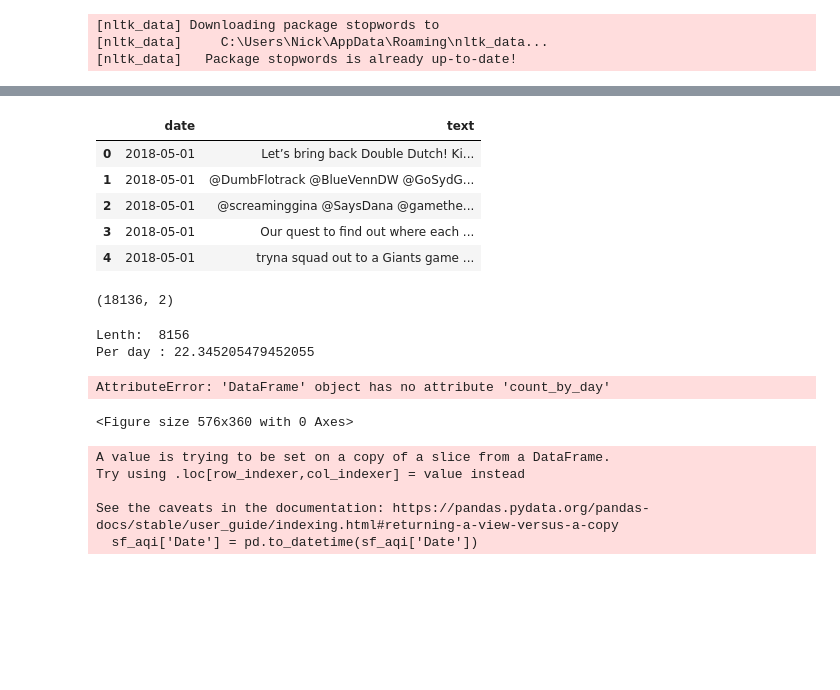
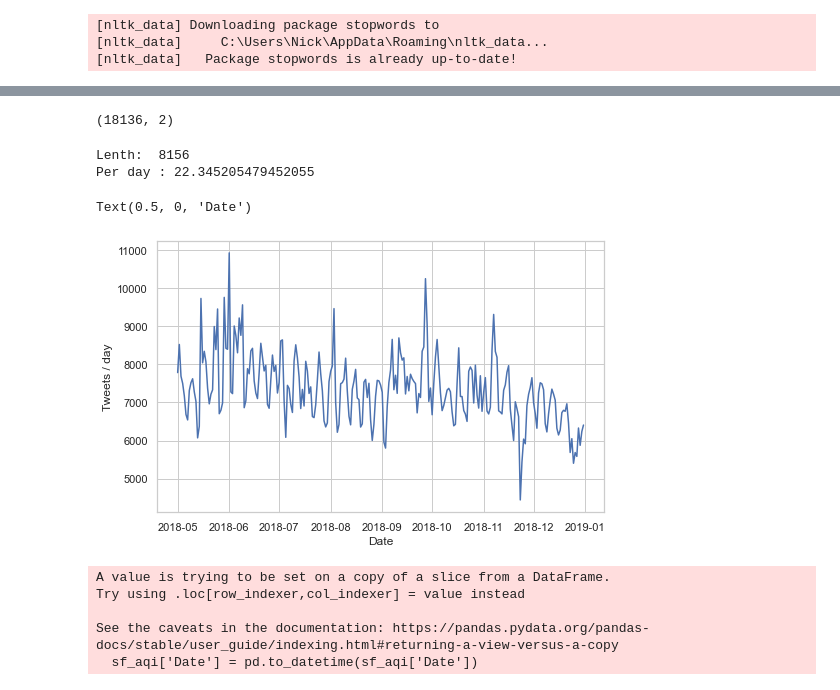
Before and after one commit to zcalhoun/wildfire, a Jupyter notebook: notebooks/san-francisco-v3.ipynb, the cells around one changed output, grey strips where cells are left out. Saved outputs shown, nothing was run; the diff lists cells and outputs as text; code cells hidden in the pictures; blank space fills up the shorter version.

```diff
--- a/notebooks/san-francisco-v3.ipynb
+++ b/notebooks/san-francisco-v3.ipynb
@@ -81,18 +89,9 @@ sf_df = TwitterDataFrame(sf_df_raw)
 # %%
 sf_df = sf_df.group_by_days_and_batch(100)
 
-sf_df.head()
+sf_df.shape
 # %% [output]
-|  | date | text |
-| 0 | 2018-05-01 | Let’s bring back Double Dutch! Ki... |
-| 1 | 2018-05-01 | @DumbFlotrack @BlueVennDW @GoSydG... |
-| 2 | 2018-05-01 | @screaminggina @SaysDana @gamethe... |
-| 3 | 2018-05-01 | Our quest to find out where each ... |
-| 4 | 2018-05-01 | tryna squad out to a Giants game ... |
+(18136, 2)
-# %%
-sf_df.shape
-# %% [output]
-(18136, 2)
 # %%
 # What are the basics of this data set?
 print("Lenth: ", len(sf_df))
@@ -103,13 +102,13 @@ Per day : 22.345205479452055
 # %%
 # Plot num tweets per day by date
 plt.figure(figsize=(8,5))
-plt.plot(sf_df.count_by_day())
+plt.plot(TwitterDataFrame(sf_df).count_by_day())
 ax = plt.gca()
 ax.set_ylabel("Tweets / day")
 ax.set_xlabel("Date")
 # %% [output]
-AttributeError: 'DataFrame' object has no attribute 'count_by_day'
+Text(0.5, 0, 'Date')
-<Figure size 576x360 with 0 Axes>
+[figure, added]
 # %%
 # Read in the daily AQI in 2018 California
 aqi_2018 = pd.read_csv('../data/daily_aqi_by_county_2018.csv')
```
Also changed, not shown: parts of 9 cells of this notebook.
